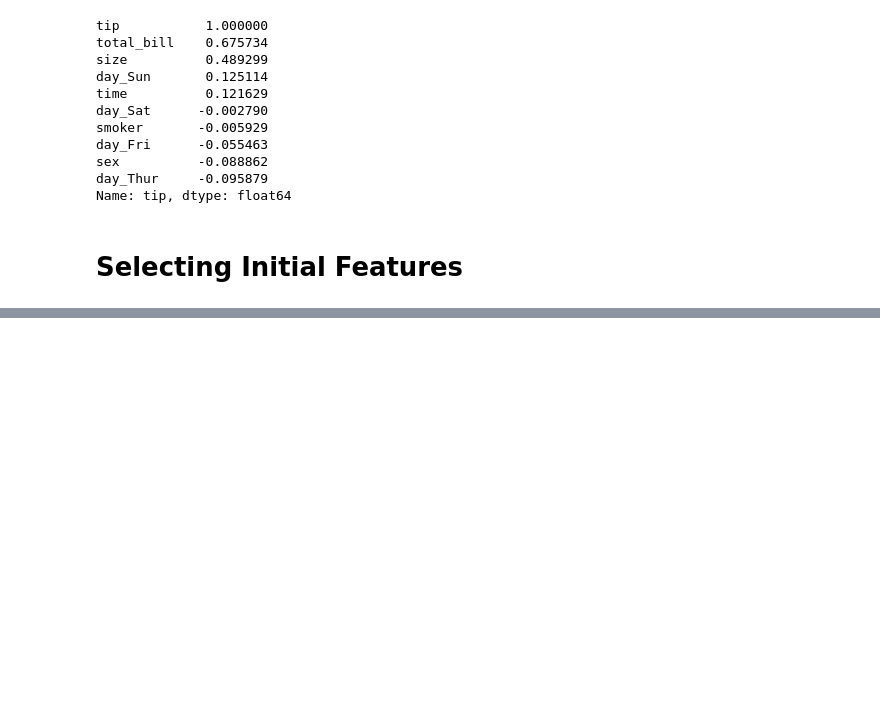
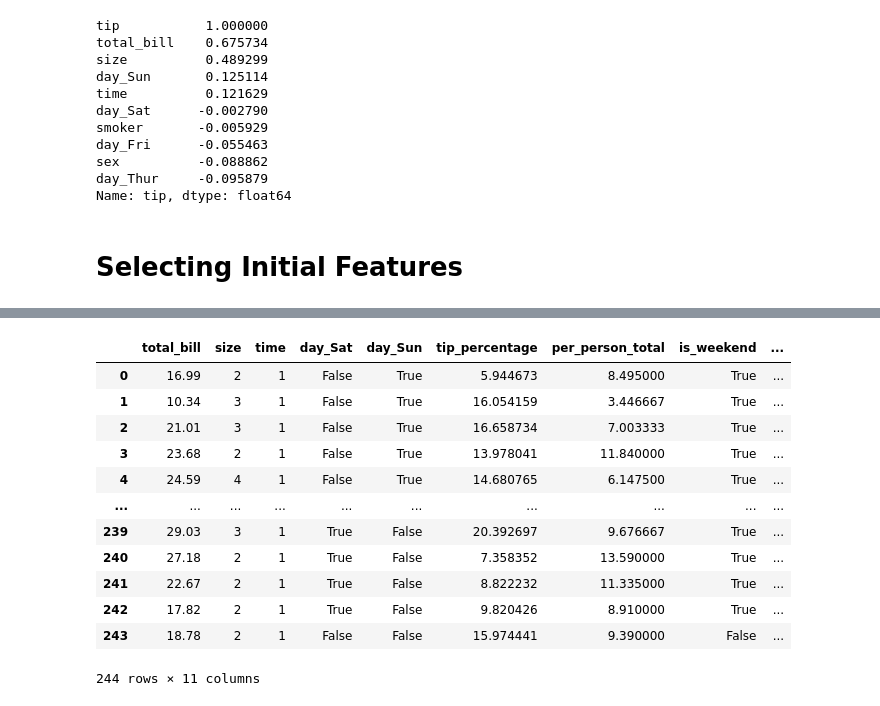
Before and after one commit to AliMHD1377/predicting-tips, a Jupyter notebook: predicting_tips.ipynb, the cells around one changed output, grey strips where cells are left out. Saved outputs shown, nothing was run; the diff lists cells and outputs as text; code cells hidden in the pictures; blank space fills up the shorter version.

```diff
--- a/predicting_tips.ipynb
+++ b/predicting_tips.ipynb
@@ -176,0 +223,19 @@ X_selected.head()
+# %%
+selected_features = ['total_bill', 'size', 'time', 'day_Sat', 'day_Sun', 'tip_percentage',
+                     'per_person_total', 'is_weekend', 'party_Small', 'party_Medium', 'party_Large']
+X_selected = tips_df[selected_features]
+X_selected
+# %% [output]
+|  | total_bill | size | time | day_Sat | day_Sun | tip_percentage | per_person_total | is_weekend | ... |
+| 0 | 16.99 | 2 | 1 | False | True | 5.944673 | 8.495000 | True | ... |
+| 1 | 10.34 | 3 | 1 | False | True | 16.054159 | 3.446667 | True | ... |
+| 2 | 21.01 | 3 | 1 | False | True | 16.658734 | 7.003333 | True | ... |
+| 3 | 23.68 | 2 | 1 | False | True | 13.978041 | 11.840000 | True | ... |
+| 4 | 24.59 | 4 | 1 | False | True | 14.680765 | 6.147500 | True | ... |
+| ... | ... | ... | ... | ... | ... | ... | ... | ... | ... |
+| 239 | 29.03 | 3 | 1 | True | False | 20.392697 | 9.676667 | True | ... |
+| 240 | 27.18 | 2 | 1 | True | False | 7.358352 | 13.590000 | True | ... |
+| 241 | 22.67 | 2 | 1 | True | False | 8.822232 | 11.335000 | True | ... |
+| 242 | 17.82 | 2 | 1 | True | False | 9.820426 | 8.910000 | True | ... |
+| 243 | 18.78 | 2 | 1 | False | False | 15.974441 | 9.390000 | False | ... |
+244 rows × 11 columns
```
Also changed, not shown: parts of 5 cells of this notebook.
